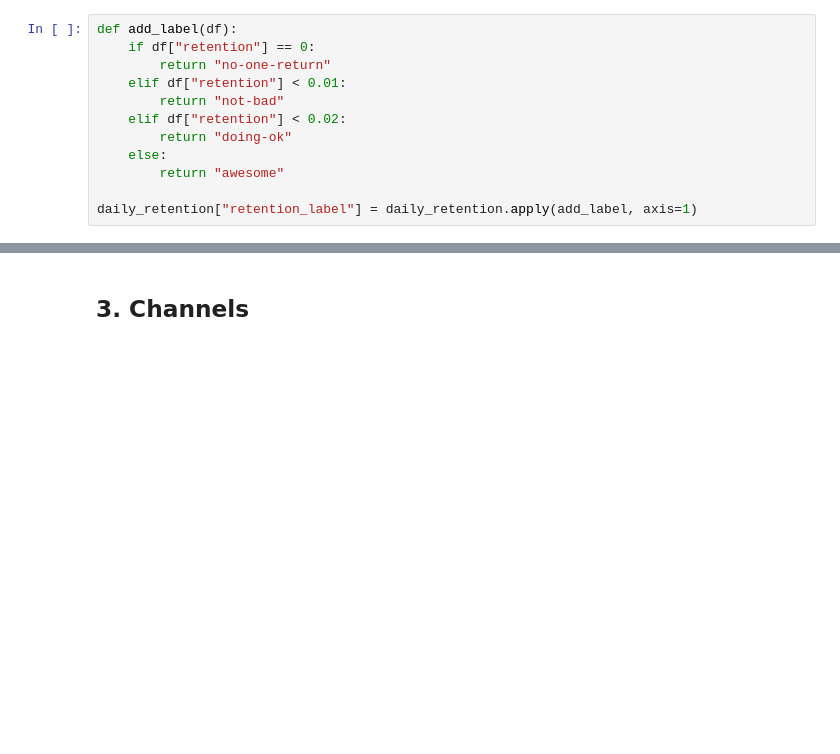
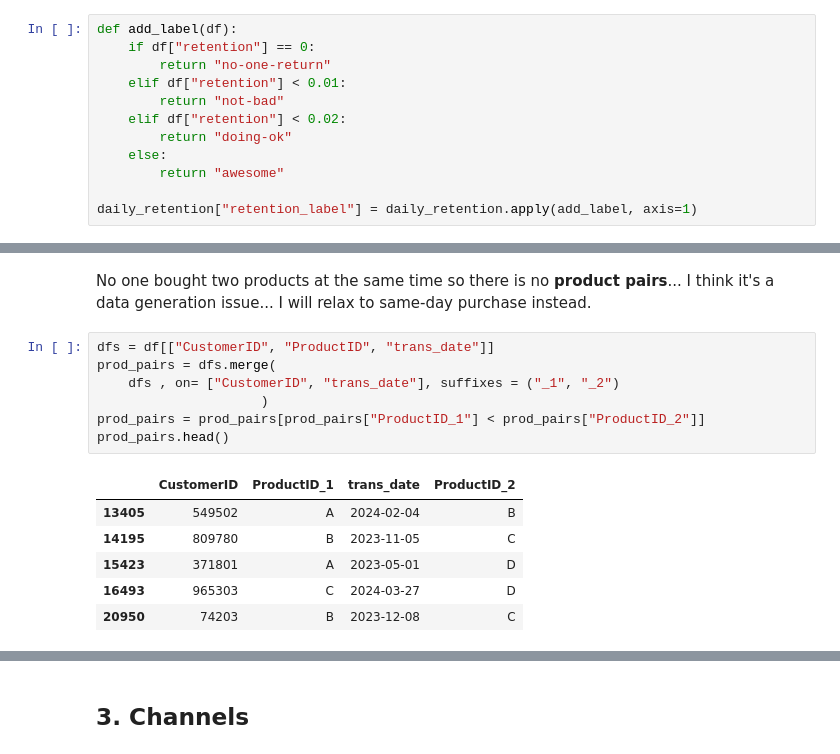
Before and after one commit to Yanxin-Ye/ml-ops-notes, a Jupyter notebook: designing-ml-systems/retail-transactions/visualization_and_insights.ipynb, the cells around one changed output, grey strips where cells are left out. Cells and saved outputs as stored; diff of their text form; blank space fills up the shorter version.

Commit message:
Add data analytics nb

```diff
--- a/designing-ml-systems/retail-transactions/visualization_and_insights.ipynb
+++ b/designing-ml-systems/retail-transactions/visualization_and_insights.ipynb
@@ -164,0 +181,17 @@ daily_retention.sort_values(by=["first_trans_date", "cnt"], ascending=[True, Fal
+# %% [markdown]
+No one bought two products at the same time so there is no **product pairs**... I think it's a data generation issue...
+I will relax to same-day purchase instead.
+# %%
+dfs = df[["CustomerID", "ProductID", "trans_date"]]
+prod_pairs = dfs.merge(
+    dfs , on= ["CustomerID", "trans_date"], suffixes = ("_1", "_2")
+                     )
+prod_pairs = prod_pairs[prod_pairs["ProductID_1"] < prod_pairs["ProductID_2"]]
+prod_pairs.head()
+# %% [output]
+|  | CustomerID | ProductID_1 | trans_date | ProductID_2 |
+| 13405 | 549502 | A | 2024-02-04 | B |
+| 14195 | 809780 | B | 2023-11-05 | C |
+| 15423 | 371801 | A | 2023-05-01 | D |
+| 16493 | 965303 | C | 2024-03-27 | D |
+| 20950 | 74203 | B | 2023-12-08 | C |
```
Also changed, not shown: parts of 26 cells of this notebook.
